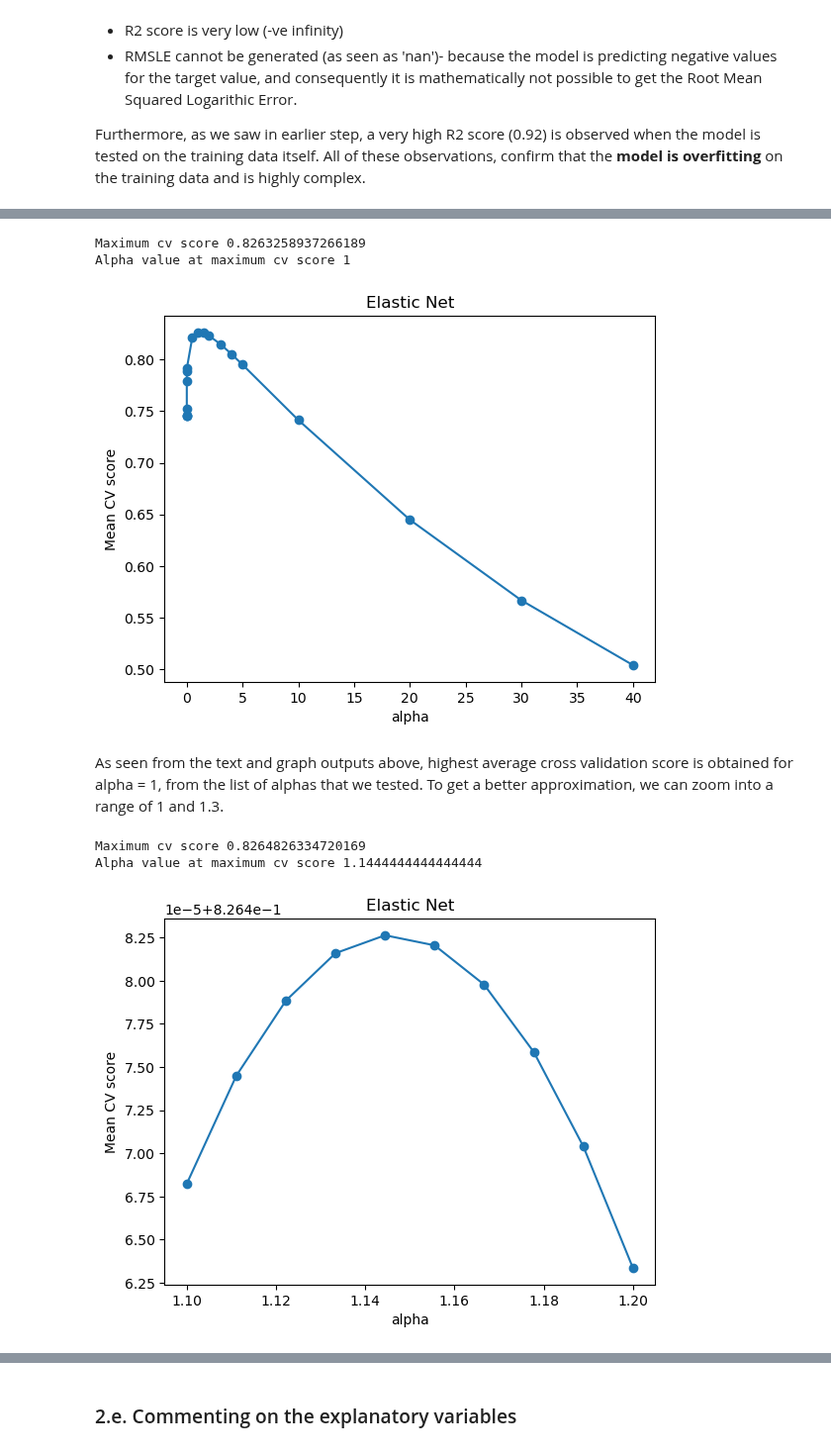
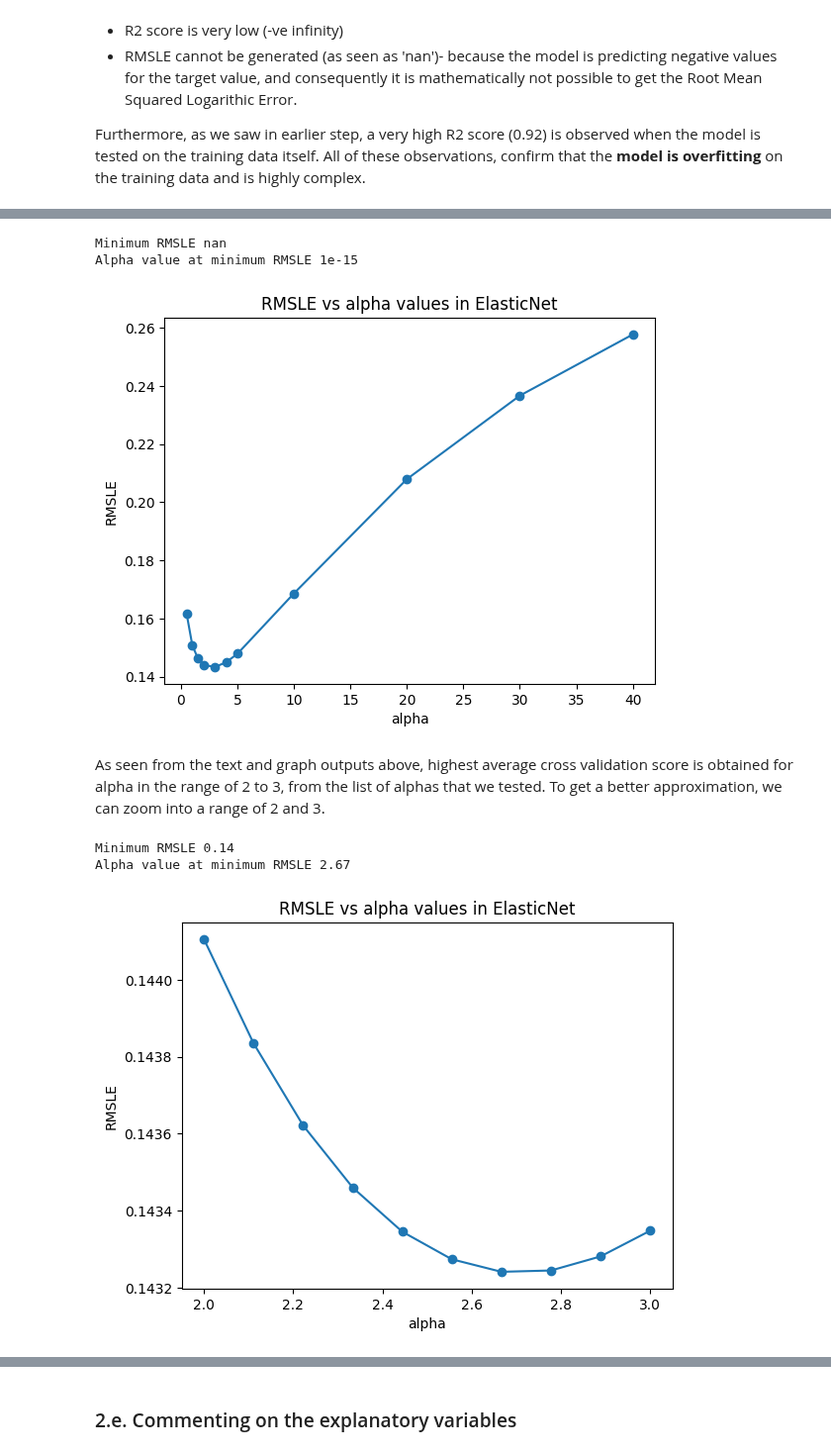
Before and after one commit to rajesvariparasa/ml-processing-pipeline-for-predicting-houseprices, a Jupyter notebook: Milestone-2-Regression.ipynb, the cells around one changed output, grey strips where cells are left out. Shown at 99% size. Drawn from its saved outputs; the diff is of its cells as text; code cells hidden in the pictures.

```diff
--- a/Milestone-2-Regression.ipynb
+++ b/Milestone-2-Regression.ipynb
@@ -799,46 +822,48 @@ for i in alpha_elast:
     elasticnet_mlr = ElasticNet(alpha= i).fit(X_train, Y_train)
 
     # Perform cross validation on the same splits each time
-    cv_scores = cross_val_score(elasticnet_mlr, X_train, Y_train, cv=kf)
+    cv_scores = cross_val_score(elasticnet_mlr, X_train, Y_train, cv=kf, scoring=rmsle_scorer)
     mean_cv.append(np.mean(cv_scores))
 
-print('Maximum cv score', max(mean_cv), '\n'
-      'Alpha value at maximum cv score', alpha_elast[mean_cv.index(max(mean_cv))])
+print('Minimum RMSLE', min(mean_cv), '\n'
+      'Alpha value at minimum RMSLE', alpha_elast[mean_cv.index(min(mean_cv))])
 plt.plot(alpha_elast, mean_cv)
 plt.scatter(alpha_elast, mean_cv)
 plt.xlabel('alpha')
-plt.ylabel('Mean CV score')
-plt.title('Elastic Net')
+plt.ylabel('RMSLE')
+plt.title('RMSLE vs alpha values in ElasticNet')
 plt.show()
 # %% [output]
-Maximum cv score 0.8263258937266189
-Alpha value at maximum cv score 1
+Minimum RMSLE nan
+Alpha value at minimum RMSLE 1e-15
-[figure, old version]
+[figure, new version]
 # %% [markdown]
-As seen from the text and graph outputs above, highest average cross validation score is obtained for alpha = 1, from the list of alphas that we tested. To get a better approximation, we can zoom into a range of 1 and 1.3.
+As seen from the text and graph outputs above, highest average cross validation score is obtained for alpha in the range of 2 to 3, from the list of alphas that we tested. To get a better approximation, we can zoom into a range of 2 and 3.
 # %%
-alpha_elast = np.linspace(1.1, 1.2, 10, endpoint=True)
+alpha_elast = np.linspace(2, 3, 10, endpoint=True)
 mean_cv = []
 
 for i in alpha_elast:
     # Set up each model.
     warnings.filterwarnings('ignore') #ignore warnings
     elasticnet_mlr = ElasticNet(alpha= i).fit(X_train, Y_train)
 
     # Perform cross validation on the same splits each time
-    cv_scores = cross_val_score(elasticnet_mlr, X_train, Y_train, cv=kf)
+    cv_scores = cross_val_score(elasticnet_mlr, X_train, Y_train, cv=kf, scoring=rmsle_scorer)
     mean_cv.append(np.mean(cv_scores))
+    min_cv = round(min(mean_cv), 2)
+    alpha_min_cv = round(alpha_elast[mean_cv.index(min(mean_cv))], 2)
 
-print('Maximum cv score', max(mean_cv), '\n'
-      'Alpha value at maximum cv score', alpha_elast[mean_cv.index(max(mean_cv))])
+print('Minimum RMSLE', min_cv, '\n'
+      'Alpha value at minimum RMSLE', alpha_min_cv)
 plt.plot(alpha_elast, mean_cv)
 plt.scatter(alpha_elast, mean_cv)
 plt.xlabel('alpha')
-plt.ylabel('Mean CV score')
-plt.title('Elastic Net')
+plt.ylabel('RMSLE')
+plt.title('RMSLE vs alpha values in ElasticNet')
 plt.show()
 # %% [output]
-Maximum cv score 0.8264826334720169
-Alpha value at maximum cv score 1.1444444444444444
+Minimum RMSLE 0.14
+Alpha value at minimum RMSLE 2.67
-[figure, old version]
+[figure, new version]
 # %% [markdown]
```
Also changed, not shown: parts of 36 cells of this notebook, 1 other file.
